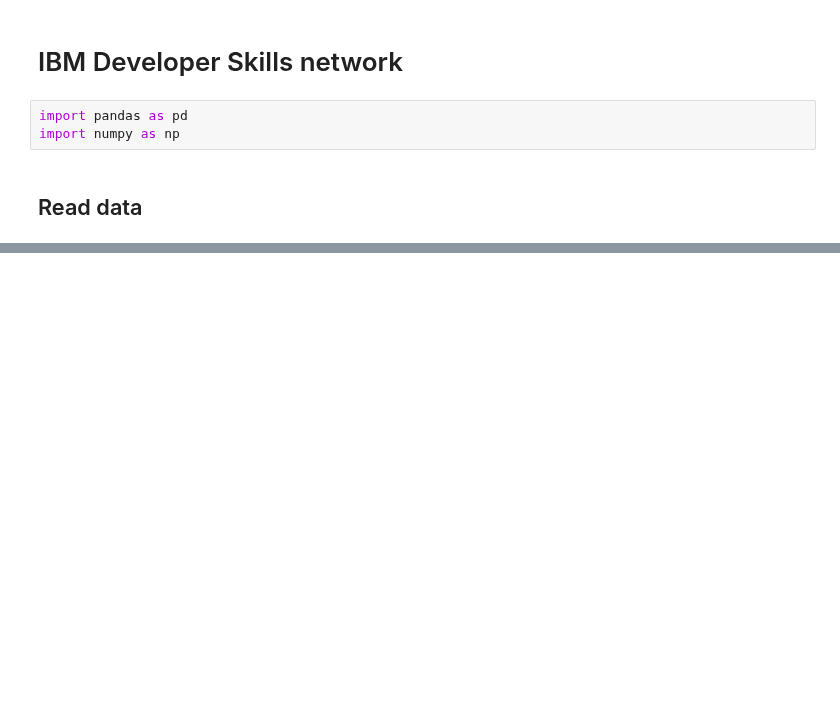
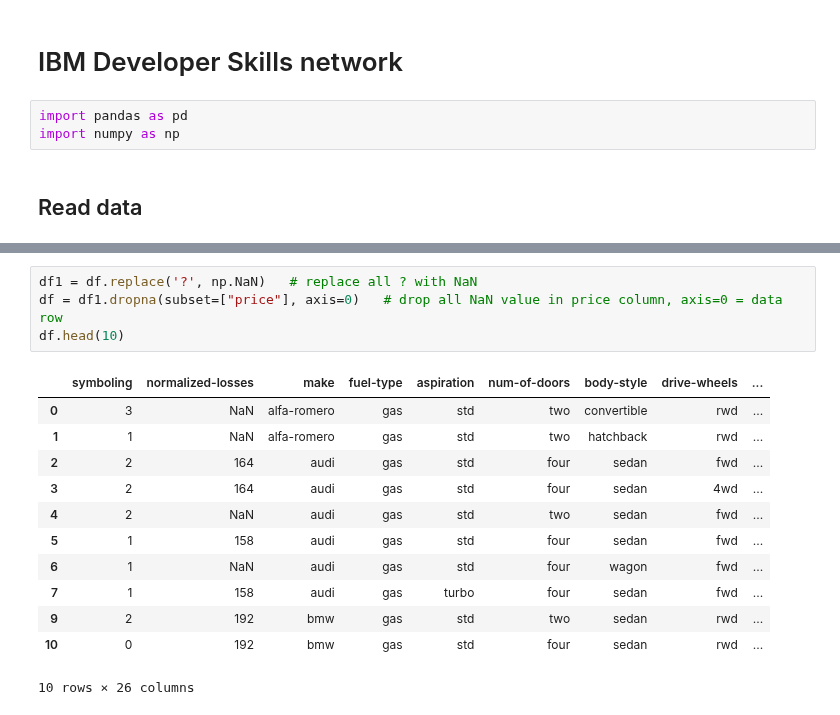
Before and after one commit to sonpn82/Data-analysis-with-python, a Jupyter notebook: Data analysis 1 - import data.ipynb, the cells around one changed output, grey strips where cells are left out. Saved outputs shown, nothing was run; the diff lists cells and outputs as text; blank space fills up the shorter version.

```diff
--- a/Data analysis 1 - import data.ipynb
+++ b/Data analysis 1 - import data.ipynb
@@ -19,0 +53,17 @@ df.head(5)
+# %%
+df1 = df.replace('?', np.NaN)   # replace all ? with NaN
+df = df1.dropna(subset=["price"], axis=0)   # drop all NaN value in price column, axis=0 = data row
+df.head(10)
+# %% [output]
+|  | symboling | normalized-losses | make | fuel-type | aspiration | num-of-doors | body-style | drive-wheels | ... |
+| 0 | 3 | NaN | alfa-romero | gas | std | two | convertible | rwd | ... |
+| 1 | 1 | NaN | alfa-romero | gas | std | two | hatchback | rwd | ... |
+| 2 | 2 | 164 | audi | gas | std | four | sedan | fwd | ... |
+| 3 | 2 | 164 | audi | gas | std | four | sedan | 4wd | ... |
+| 4 | 2 | NaN | audi | gas | std | two | sedan | fwd | ... |
+| 5 | 1 | 158 | audi | gas | std | four | sedan | fwd | ... |
+| 6 | 1 | NaN | audi | gas | std | four | wagon | fwd | ... |
+| 7 | 1 | 158 | audi | gas | turbo | four | sedan | fwd | ... |
+| 9 | 2 | 192 | bmw | gas | std | two | sedan | rwd | ... |
+| 10 | 0 | 192 | bmw | gas | std | four | sedan | rwd | ... |
+10 rows × 26 columns
```
Also changed, not shown: parts of 17 cells of this notebook.
